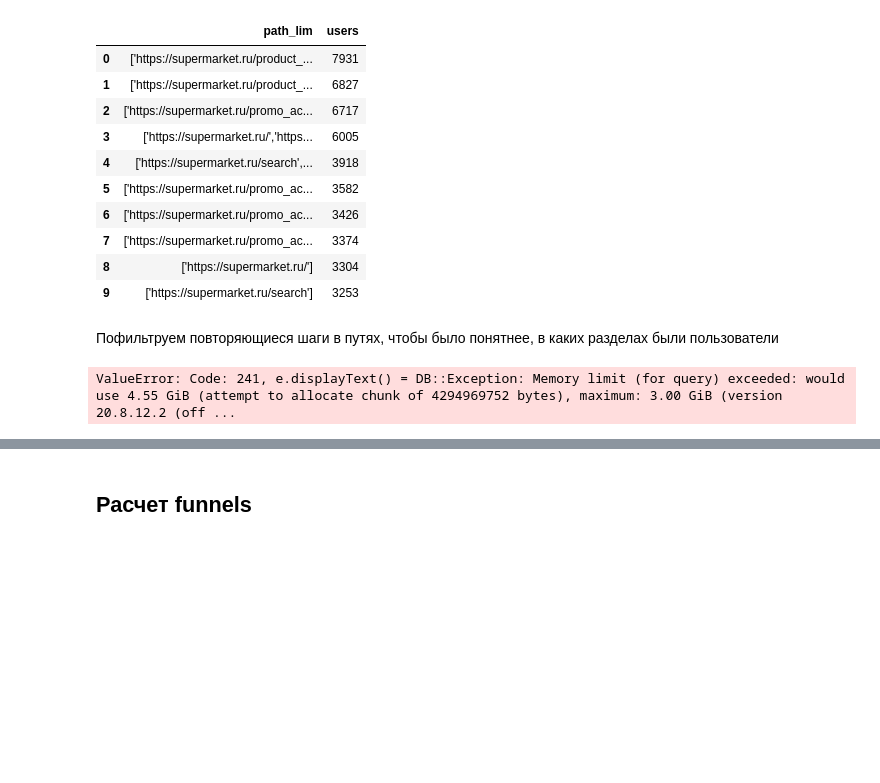
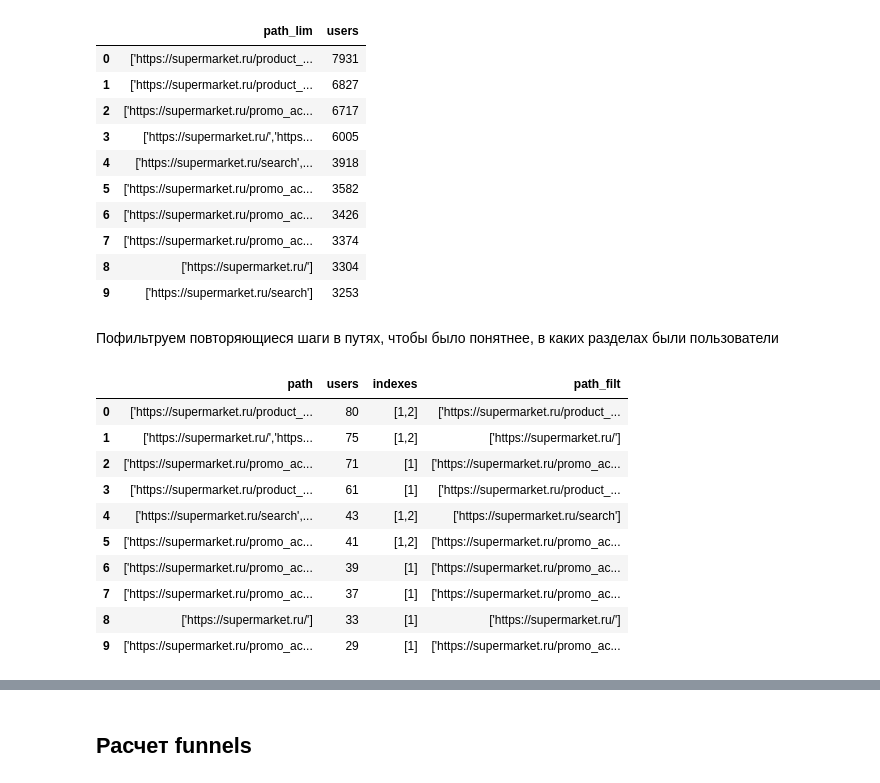
Before and after one commit to zhdanchik/yandex_metrika_cloud_case, a Jupyter notebook: fun_with_funnels.ipynb, the cells around one changed output, grey strips where cells are left out. Drawn from its saved outputs; the diff is of its cells as text; code cells hidden in the pictures; blank space fills up the shorter version.

```diff
--- a/fun_with_funnels.ipynb
+++ b/fun_with_funnels.ipynb
@@ -15,9 +15,7 @@ from some_funcs import simple_ch_client
 # %%
 CH_HOST = 'https://rc1a-rt82aoo61ovjyuxf.mdb.yandexcloud.net:8443'
 CH_USER = 'z_sergey'
-
-with open('../.chpass.txt') as f:
-    CH_PASS = f.read().strip()
+CH_PASS = open('../.chpass.txt').read().strip()
 
 cacert = 'YandexInternalRootCA.crt'
 # %%
@@ -112,27 +110,43 @@ my_client.get_clickhouse_df(q)
 # %%
 q = '''
 SELECT
     path,
     count() as users,
     arrayEnumerate(path) as indexes,
     arrayFilter(val, index -> (index = 1) or (path[index - 1] != path[index]),
         path, indexes) as path_filt
 FROM
-    (SELECT
+(
+    SELECT
         ClientID,
         groupArray(URL) as path
     FROM
-        (SELECT * FROM metrica_data.hits ORDER BY ClientID, EventTime)
-    GROUP BY ClientID)
+    (
+        SELECT ClientID, URL
+        FROM metrica_data.hits sample 0.01
+        ORDER BY ClientID, EventTime
+    )
+    GROUP BY ClientID
+)
 GROUP BY path
 ORDER BY users desc
 LIMIT 10
 FORMAT TabSeparatedWithNames
 '''
 
 my_client.get_clickhouse_df(q)
 # %% [output]
-ValueError: Code: 241, e.displayText() = DB::Exception: Memory limit (for query) exceeded: would use 4.55 GiB (attempt to allocate chunk of 4294969752 bytes), maximum: 3.00 GiB (version 20.8.12.2 (off ...
+|  | path | users | indexes | path_filt |
+| 0 | ['https://supermarket.ru/product_... | 80 | [1,2] | ['https://supermarket.ru/product_... |
+| 1 | ['https://supermarket.ru/','https... | 75 | [1,2] | ['https://supermarket.ru/'] |
+| 2 | ['https://supermarket.ru/promo_ac... | 71 | [1] | ['https://supermarket.ru/promo_ac... |
+| 3 | ['https://supermarket.ru/product_... | 61 | [1] | ['https://supermarket.ru/product_... |
+| 4 | ['https://supermarket.ru/search',... | 43 | [1,2] | ['https://supermarket.ru/search'] |
+| 5 | ['https://supermarket.ru/promo_ac... | 41 | [1,2] | ['https://supermarket.ru/promo_ac... |
+| 6 | ['https://supermarket.ru/promo_ac... | 39 | [1] | ['https://supermarket.ru/promo_ac... |
+| 7 | ['https://supermarket.ru/promo_ac... | 37 | [1] | ['https://supermarket.ru/promo_ac... |
+| 8 | ['https://supermarket.ru/'] | 33 | [1] | ['https://supermarket.ru/'] |
+| 9 | ['https://supermarket.ru/promo_ac... | 29 | [1] | ['https://supermarket.ru/promo_ac... |
 # %%
 q = '''
 SELECT
```
Also changed, not shown: parts of 10 cells of this notebook, 4 other files.
